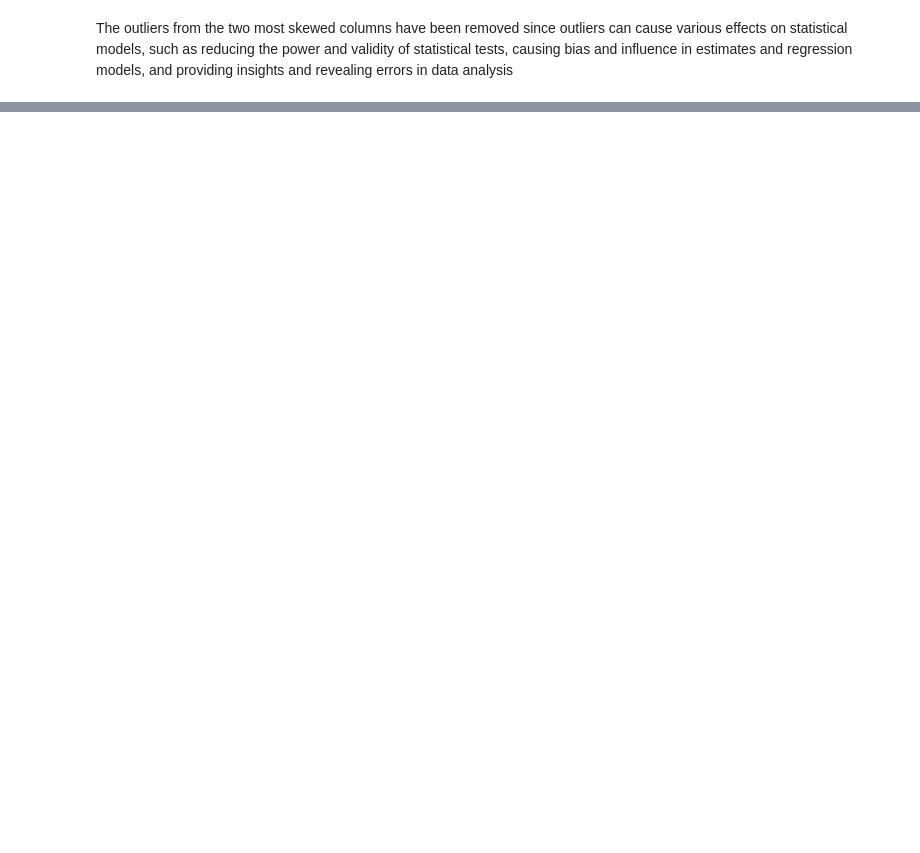
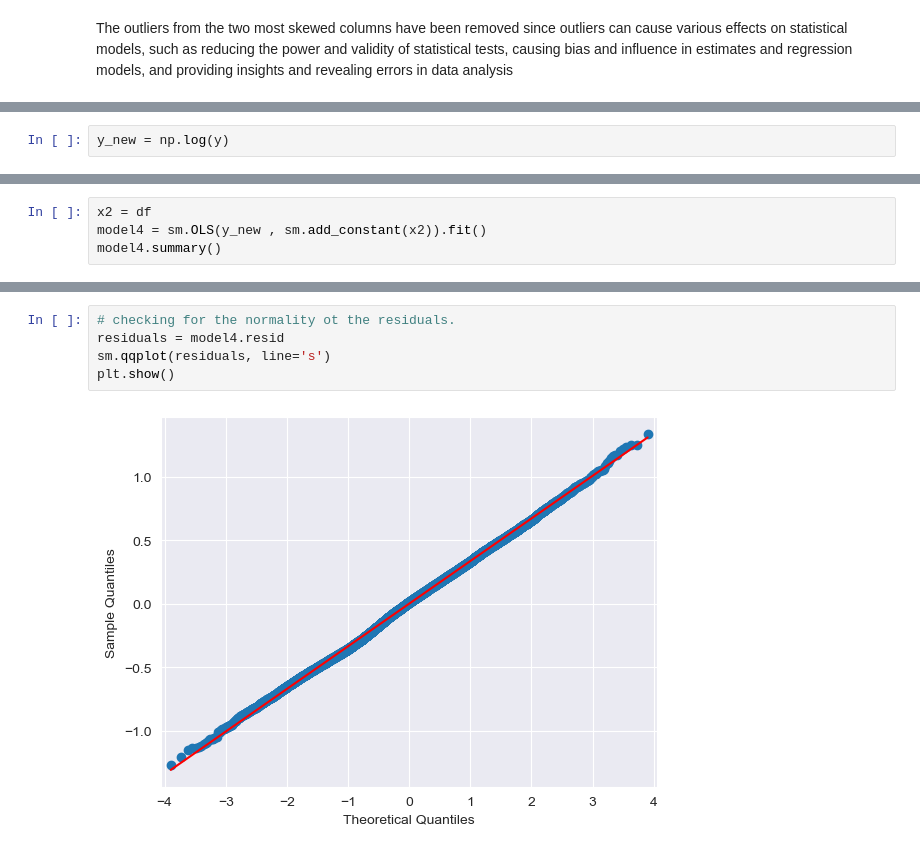
Before and after one commit to KimberlyWairimu/Phase-2-project, a Jupyter notebook: student.ipynb, the cells around one changed output, grey strips where cells are left out. Cells and saved outputs as stored; diff of their text form; blank space fills up the shorter version.

```diff
--- a/student.ipynb
+++ b/student.ipynb
@@ -279,0 +599,2 @@ The outliers from the two most skewed columns have been removed since outliers c
+# %%
+y_new = np.log(y)
@@ -279,0 +603,4 @@ The outliers from the two most skewed columns have been removed since outliers c
+# %%
+x2 = df
+model4 = sm.OLS(y_new , sm.add_constant(x2)).fit()
+model4.summary()
@@ -279,0 +642,7 @@ The outliers from the two most skewed columns have been removed since outliers c
+# %%
+# checking for the normality ot the residuals.
+residuals = model4.resid
+sm.qqplot(residuals, line='s')
+plt.show()
+# %% [output]
+[figure, added]
```
Also changed, not shown: parts of 41 cells of this notebook.
